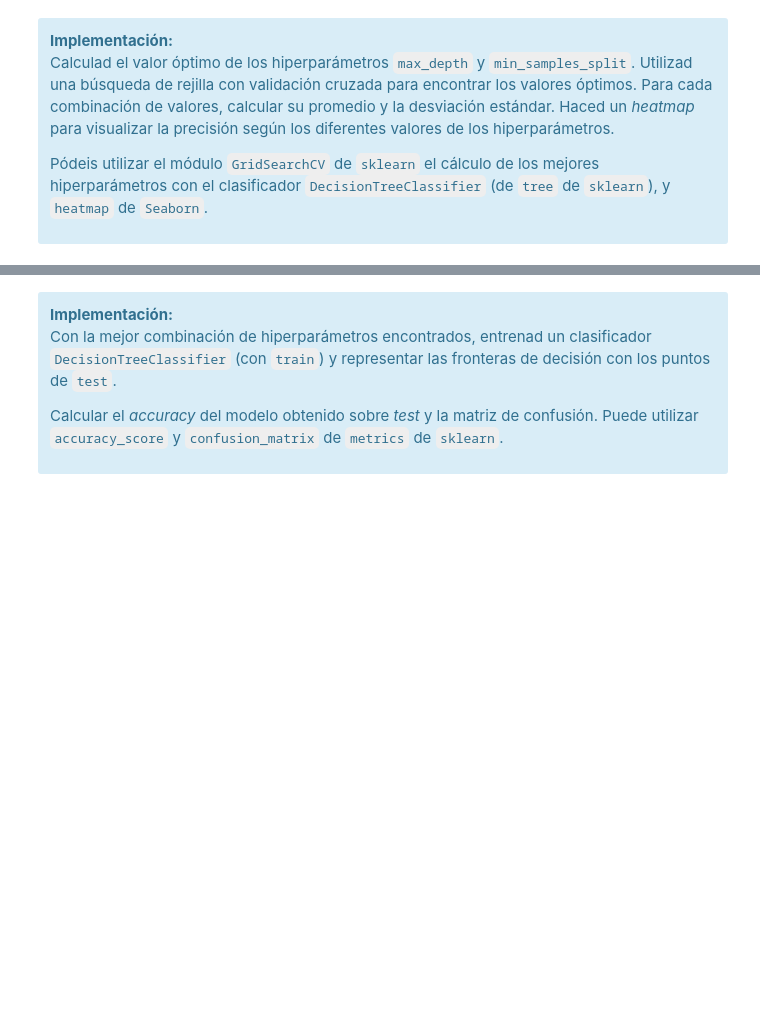
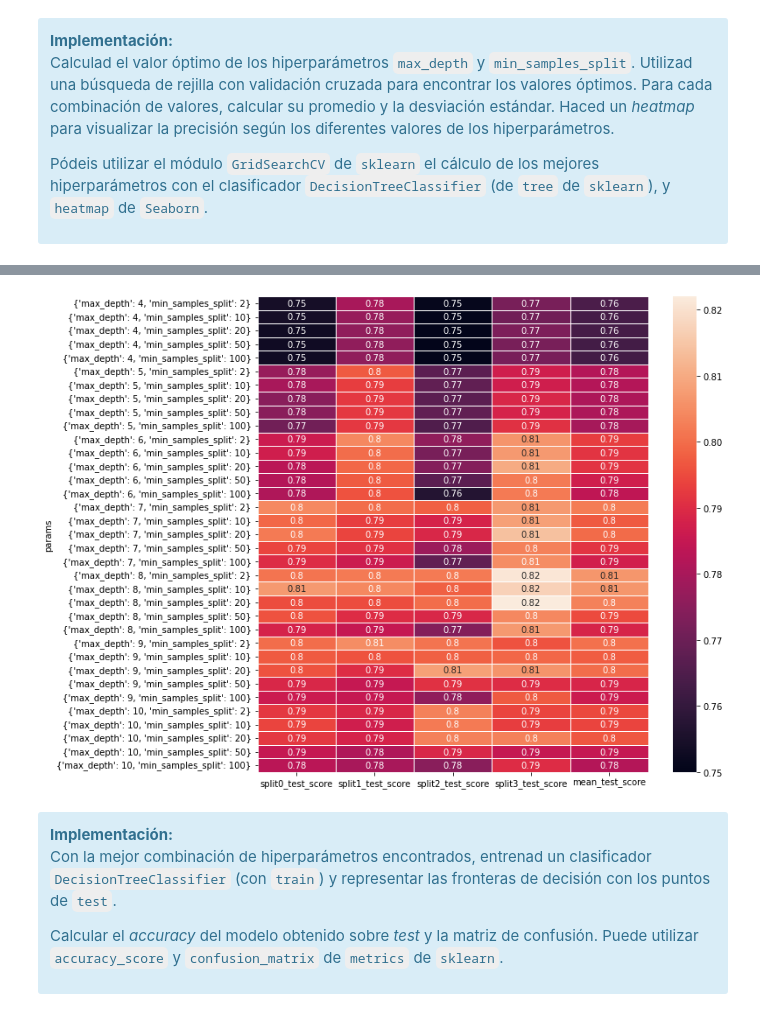
Before and after one commit to angelbujalance/MAME_PEC, a Jupyter notebook: 20221_M2.855_PEC3_Enunciado.ipynb, the cells around one changed output, grey strips where cells are left out. Drawn from its saved outputs; the diff is of its cells as text; code cells hidden in the pictures; blank space fills up the shorter version.

```diff
--- a/20221_M2.855_PEC3_Enunciado.ipynb
+++ b/20221_M2.855_PEC3_Enunciado.ipynb
@@ -456,3 +456,13 @@ Calculad el valor óptimo de los hiperparámetros `max_depth` y `min_samples_spl
 
 Pódeis utilizar el módulo `GridSearchCV` de `sklearn` el cálculo de los mejores hiperparámetros con el clasificador `DecisionTreeClassifier` (de `tree` de `sklearn`), y `heatmap` de `Seaborn`.
 </div>
+# %%
+param_grid = {'max_depth':list(np.linspace(4, 10, 7).astype(int)),
+              'min_samples_split':[2, 10, 20, 50, 100]}
+
+dtc = DecisionTreeClassifier(random_state=42)
+grid = GridSearchCV(dtc,param_grid, cv=4)
+
+grid.fit(X_train, y_train)
+
+grid.best_params_
@@ -458,0 +491,3 @@ Pódeis utilizar el módulo `GridSearchCV` de `sklearn` el cálculo de los mejor
+# %%
+df = pd.DataFrame.from_dict(grid.cv_results_).iloc[:,6:-2].set_index('params')
+df.head()
@@ -459,3 +502,11 @@ Pódeis utilizar el módulo `GridSearchCV` de `sklearn` el cálculo de los mejor
+# %%
+plt.figure(figsize=(10,10))
+
+sns.heatmap(df, annot=True, linewidth=.5)
+
+plt.show()
+# %% [output]
+[figure, added]
 # %% [markdown]
 <div class="alert alert-block alert-info">
 <strong>Implementación:</strong>
```
Also changed, not shown: parts of 3 cells of this notebook.
